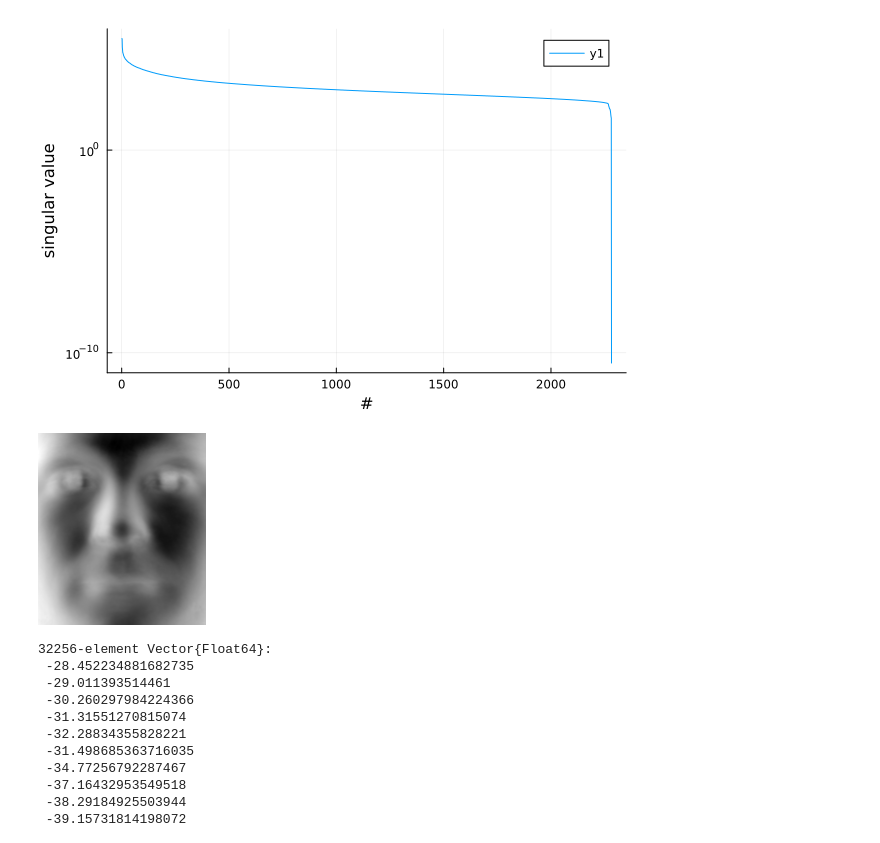
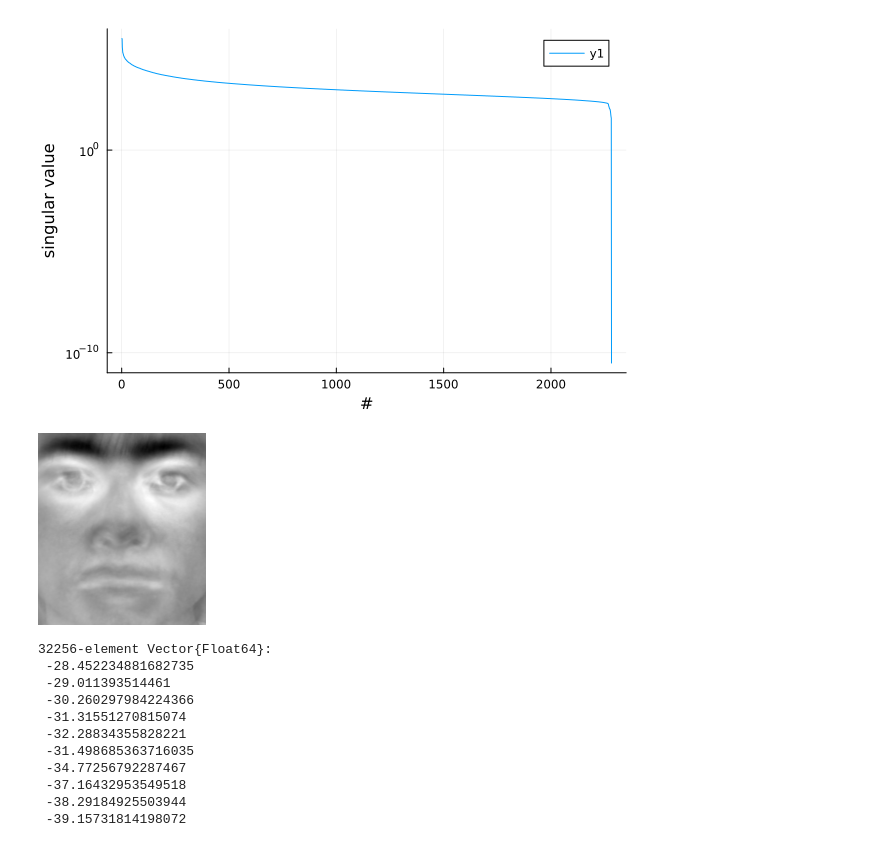
Before and after one commit to mcccccccccccccccccccccccccccccc/BME-574-2024, a Jupyter notebook: faces_class.ipynb, the cells around one changed output. Cells and saved outputs as stored; diff of their text form; code cells hidden in the pictures.

```diff
--- a/faces_class.ipynb
+++ b/faces_class.ipynb
@@ -240,11 +240,11 @@ plot(s, xlabel="#", ylabel="singular value",yscale=:log10)
 # %% [output]
 [figure]
 # %%
-eigenface = reshape(u[:,1],(192,168))
+eigenface = reshape(u[:,6],(192,168))
 eigenface_scaled = (eigenface .- minimum(eigenface))./(maximum(eigenface)-minimum(eigenface))
 Gray.(eigenface_scaled)
 # %% [output]
-[figure, old version]
+[figure, new version]
 # %%
 test_face_norm = allfaces[:,1+sum(nfaces[1:36])] .- avg_face[:,1]
 # %% [output]
```
Also changed, not shown: parts of 5 cells of this notebook.
